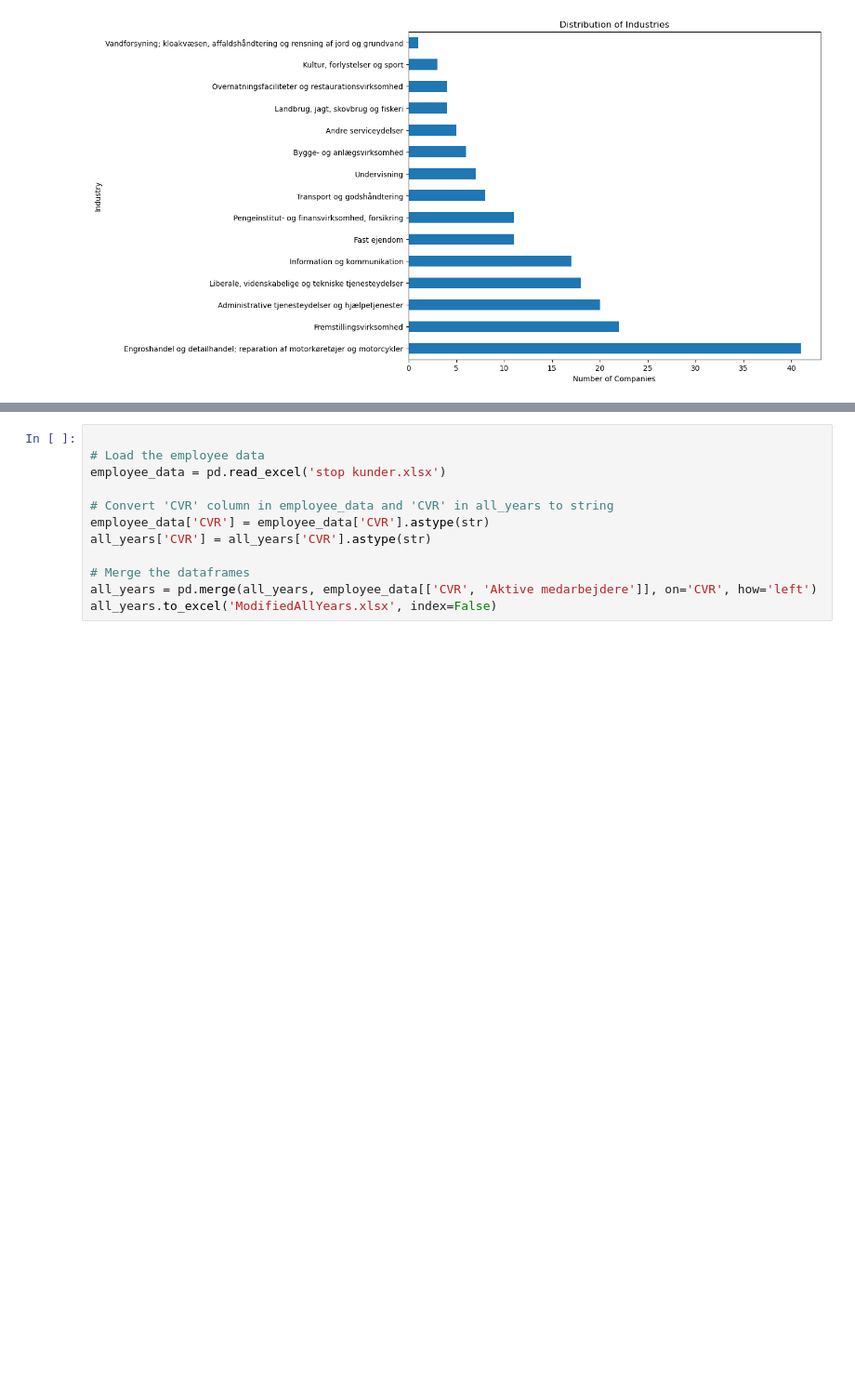
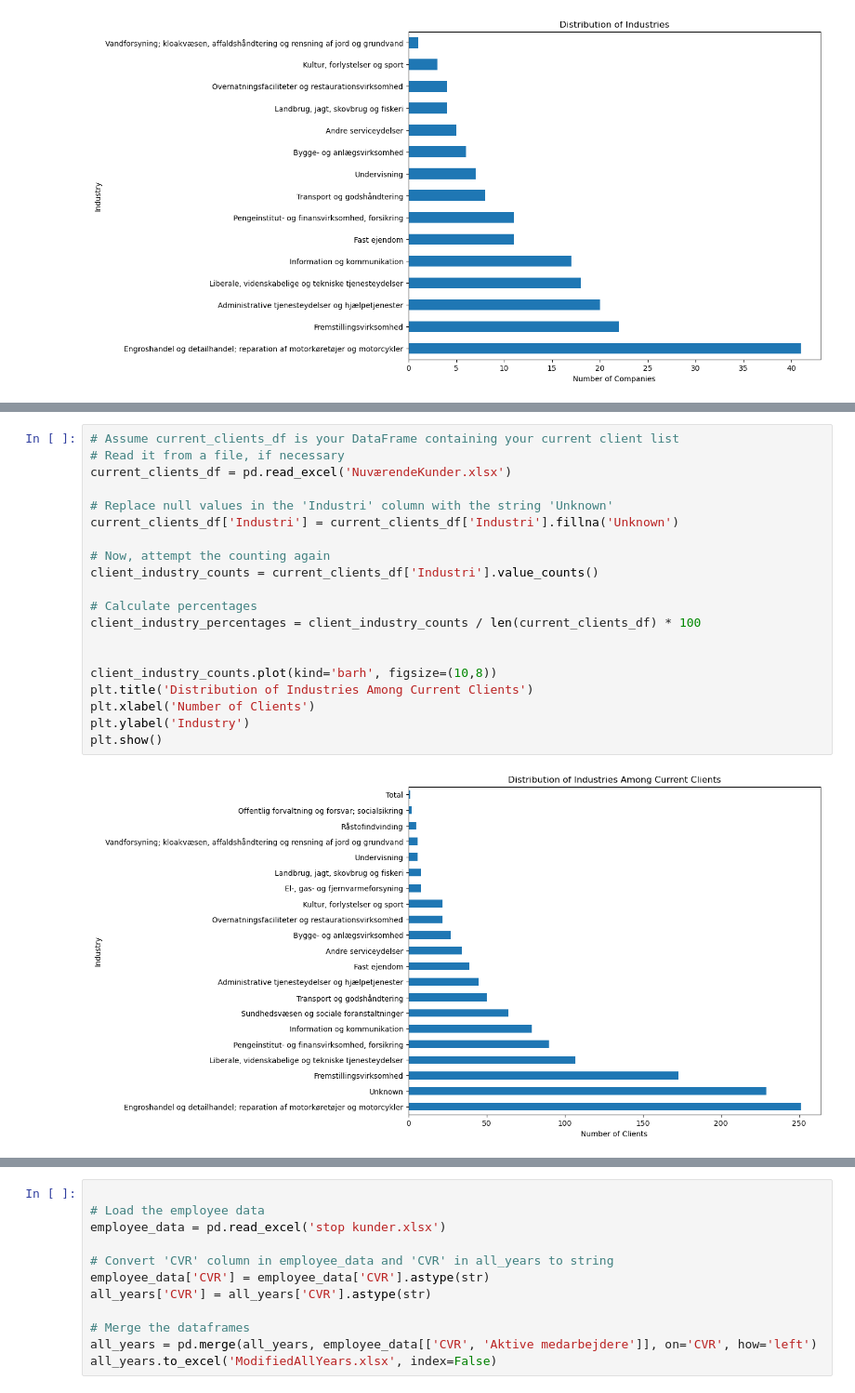
Before and after one commit to JCVE99/Cancelled-Customer-Agreement, a Jupyter notebook: OpsagteVirkAnalyse.ipynb, the cells around one changed output, grey strips where cells are left out. Shown at 93% size. Cells and saved outputs as stored; diff of their text form; blank space fills up the shorter version.

```diff
--- a/OpsagteVirkAnalyse.ipynb
+++ b/OpsagteVirkAnalyse.ipynb
@@ -239,0 +270,22 @@ all_years
+# %%
+# Assume current_clients_df is your DataFrame containing your current client list
+# Read it from a file, if necessary
+current_clients_df = pd.read_excel('NuværendeKunder.xlsx')
+
+# Replace null values in the 'Industri' column with the string 'Unknown'
+current_clients_df['Industri'] = current_clients_df['Industri'].fillna('Unknown')
+
+# Now, attempt the counting again
+client_industry_counts = current_clients_df['Industri'].value_counts()
+
+# Calculate percentages
+client_industry_percentages = client_industry_counts / len(current_clients_df) * 100
+
+
+client_industry_counts.plot(kind='barh', figsize=(10,8))
+plt.title('Distribution of Industries Among Current Clients')
+plt.xlabel('Number of Clients')
+plt.ylabel('Industry')
+plt.show()
+# %% [output]
+[figure, added]
```
Also changed, not shown: parts of 24 cells of this notebook, 18 other files.
